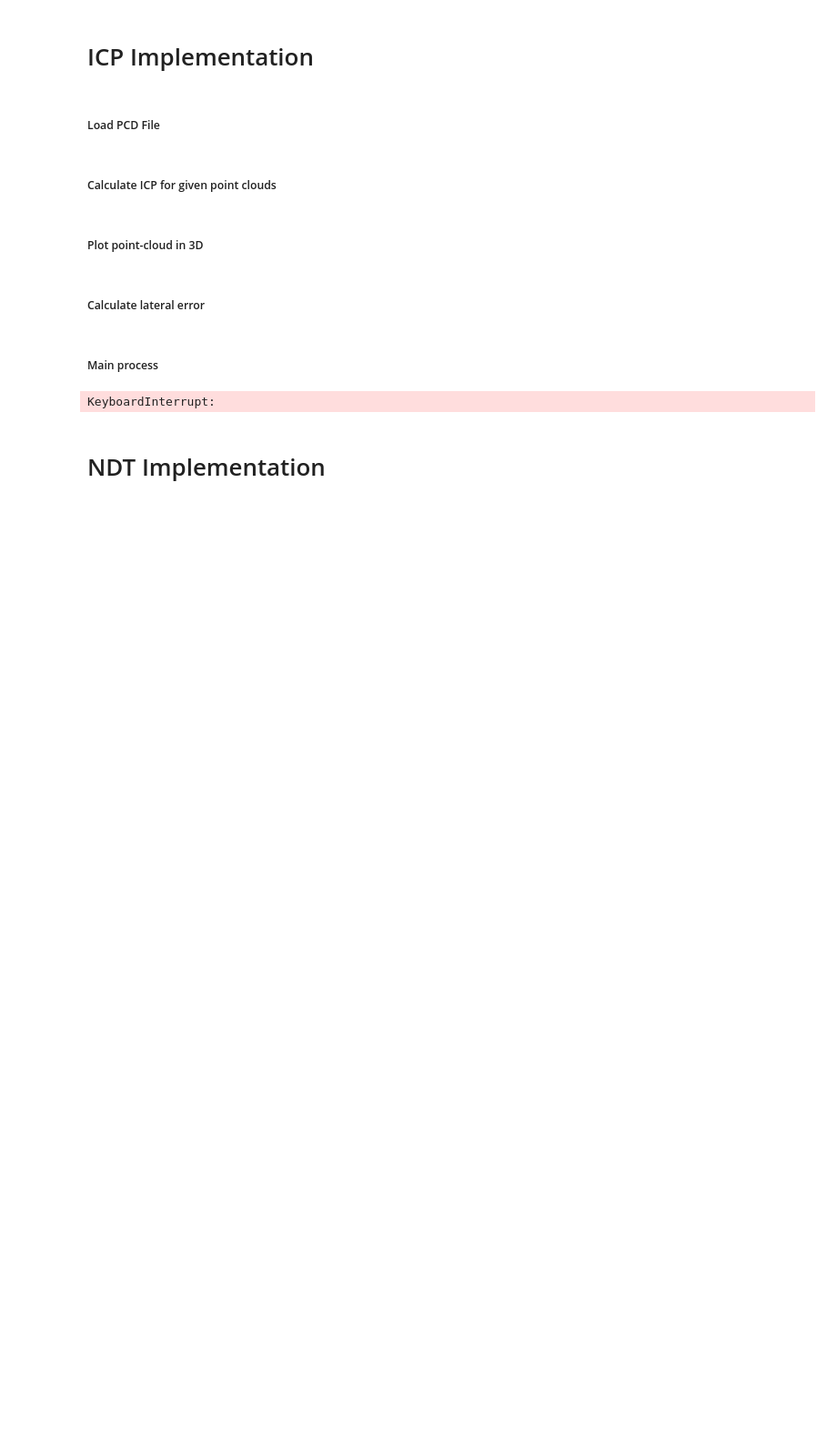
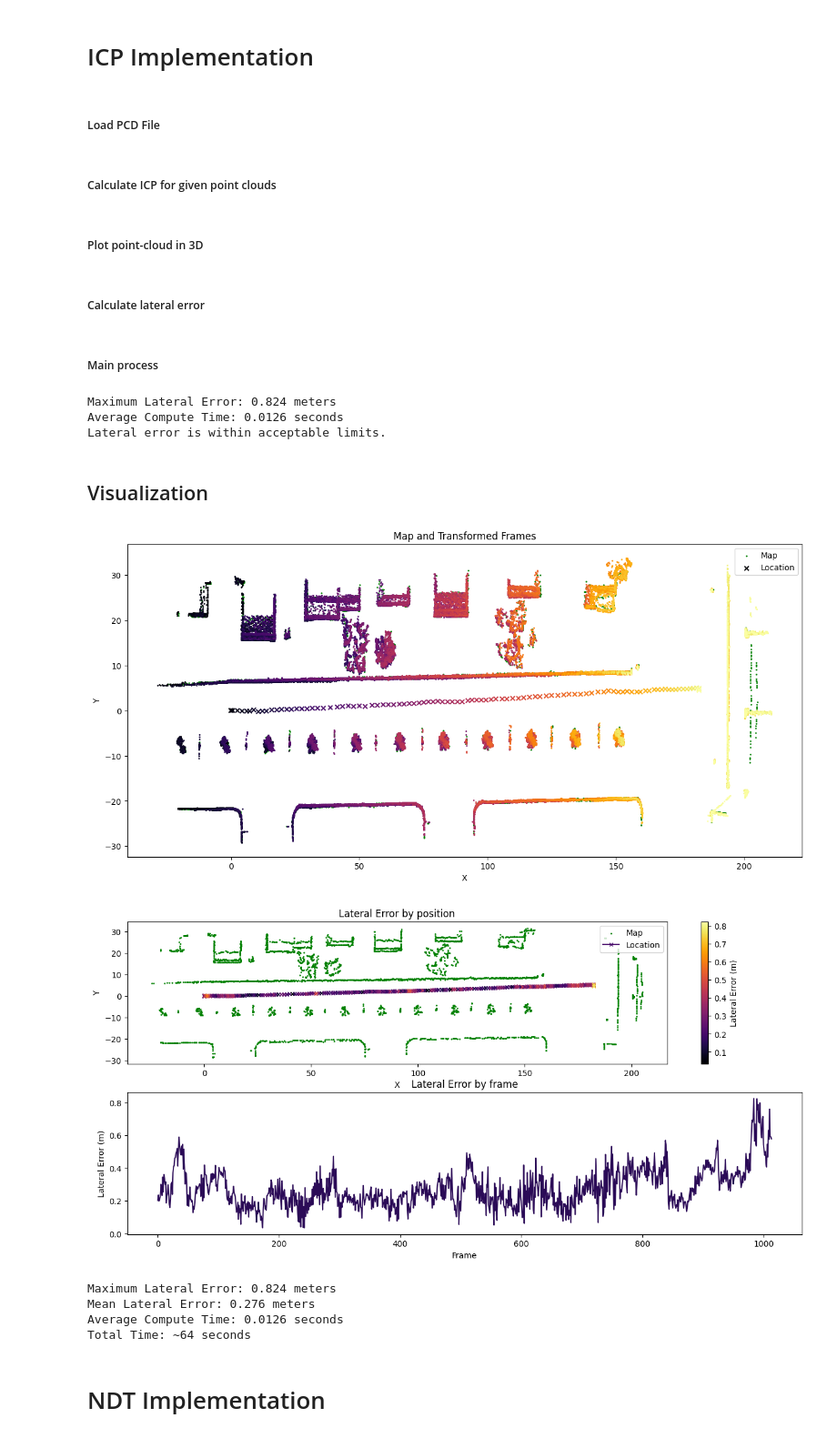
Before and after one commit to NoahPichl/av-kv, a Jupyter notebook: Assignment3/Project/ICP/ICP.ipynb, the cells around one changed output. Shown: that part at 91% size. Cells and saved outputs as stored; diff of their text form; code cells hidden in the pictures; blank space fills up the shorter version.

```diff
--- a/Assignment3/Project/ICP/ICP.ipynb
+++ b/Assignment3/Project/ICP/ICP.ipynb
@@ -362,6 +366,7 @@ voxel_map, _ = downsample_voxel(map_array, voxel_size)  # Get only the downsampl
 bounded_map = boundaries(voxel_map, r=r, zlims=zlims)
 
 transformed_frames = []
+location = []
 lateral_errors = []
 compute_times = []
 lateral_error = 0
@@ -381,6 +386,7 @@ for frame in (pbar:=tqdm(range(0, len(ground_truth_df)))):  # For demonstration,
     end_time = time.time()
 
     current_location = transformation[:3, 3].copy()
+    location.append(current_location[:2])
     lateral_error = calculate_lateral_error(current_location, ground_truth_poses[frame])
     compute_time = end_time - start_time
 
@@ -393,8 +399,8 @@ for frame in (pbar:=tqdm(range(0, len(ground_truth_df)))):  # For demonstration,
 max_lateral_error = np.max(lateral_errors)
 average_compute_time = np.mean(compute_times)
 
-print(f"Maximum Lateral Error: {max_lateral_error:.2f} meters")
-print(f"Average Compute Time: {average_compute_time:.2f} seconds")
+print(f"Maximum Lateral Error: {max_lateral_error:.3f} meters")
+print(f"Average Compute Time: {average_compute_time:.4f} seconds")
 
 # Ensure lateral error is within acceptable limits
 if max_lateral_error <= 1.2:
@@ -402,6 +408,73 @@ if max_lateral_error <= 1.2:
 else:
     print("Lateral error exceeds acceptable limits!")
 # %% [output]
-KeyboardInterrupt:
+Maximum Lateral Error: 0.824 meters
+Average Compute Time: 0.0126 seconds
+Lateral error is within acceptable limits.
+# %% [markdown]
+## Visualization
+# %%
+import matplotlib as mpl
+
+fig, ax1= plt.subplots(1, 1, figsize=(15, 7))
+
+# plot map and transformed frames
+plot_pcd(ax1, bounded_map, color="green", label="Map", marker='o',s=1)
+cmap = mpl.colormaps['inferno'].resampled(len(transformed_frames))
+for i in range(len(transformed_frames))[::10]:
+    plot_pcd(ax1, transformed_frames[i], color=cmap.colors[i], marker='o',s=1)
+    if i == 0:
+        ax1.scatter(location[i][0], location[i][1], s=30, color=cmap.colors[i], marker="x", label="Location")
+    else:
+        ax1.scatter(location[i][0], location[i][1], s=30, color=cmap.colors[i], marker="x")
+ax1.set_title("Map and Transformed Frames")
+ax1.set_xlabel("X")
+ax1.set_ylabel("Y")
+ax1.legend()
+
+fig, (ax2, ax3) = plt.subplots(2, 1, figsize=(15, 7))
+
+# plot lateral error
+le = np.array(lateral_errors)
+norm_error = (le - le.min()) / (le.max() - le.min())
+plot_pcd(ax2, bounded_map, color="green", label="Map", marker='o',s=1)
+cmap = mpl.colormaps['inferno']
+for i in range(len(transformed_frames))[::5]:
+    pair = [location[i][0], ground_truth_poses[i][0]], [location[i][1], ground_truth_poses[i][1]]
+    if i == 0:
+        ax2.plot(*pair, "-x", markersize=5, color=cmap(norm_error[i]), label="Location")
+    else:
+        ax2.plot(*pair, "-x", markersize=5, color=cmap(norm_error[i]))
+
+
+plt.colorbar(mpl.cm.ScalarMappable(norm=mpl.colors.Normalize(vmin=le.min(), vmax=le.max()), cmap=mpl.cm.inferno), ax=ax2, label="Lateral Error (m)")
+ax2.set_title("Lateral Error by position")
+ax2.set_xlabel("X")
+ax2.set_ylabel("Y")
+ax2.legend()
+
+ax3.plot(lateral_errors, color=cmap(0.15))
+ax3.set_title("Lateral Error by frame")
+ax3.set_xlabel("Frame")
+ax3.set_ylabel("Lateral Error (m)")
+
+plt.show()
+# %% [output]
+[figure, added]
+[figure, added]
+# %%
+max_lateral_error = np.max(lateral_errors)
+mean_lateral_error = np.mean(lateral_errors)
+average_compute_time = np.mean(compute_times)
+
+print(f"Maximum Lateral Error: {max_lateral_error:.3f} meters")
+print(f"Mean Lateral Error: {mean_lateral_error:.3f} meters")
+print(f"Average Compute Time: {average_compute_time:.4f} seconds")
+print(f"Total Time: ~{64} seconds")
+# %% [output]
+Maximum Lateral Error: 0.824 meters
+Mean Lateral Error: 0.276 meters
+Average Compute Time: 0.0126 seconds
+Total Time: ~64 seconds
 # %% [markdown]
 # NDT Implementation
```
Also changed, not shown: parts of 1 cell of this notebook, 1 other file.
